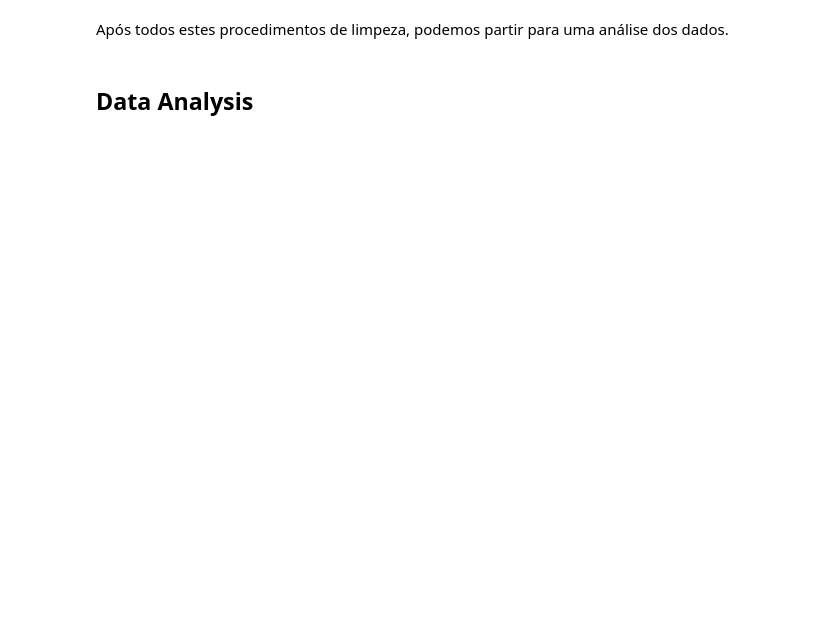
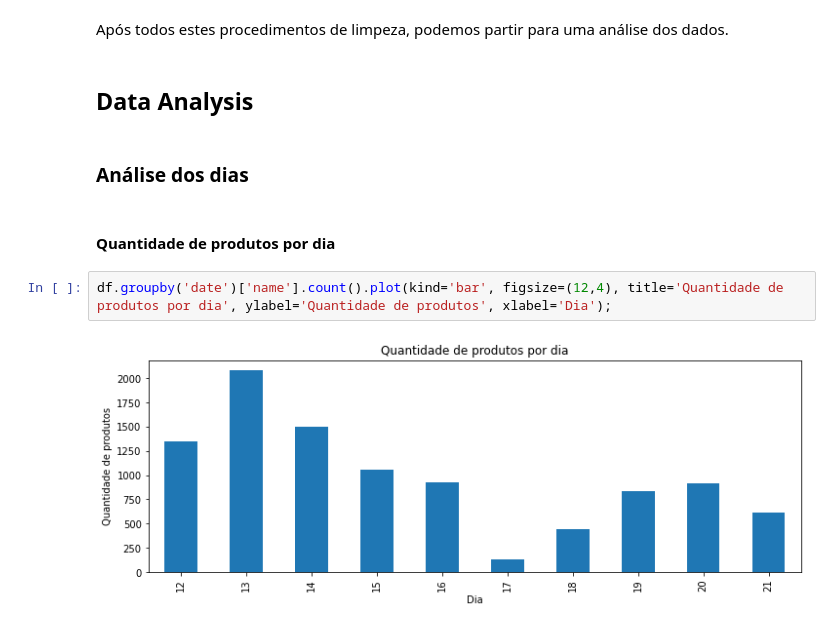
Before and after one commit to lucasboscatti/mercado-livre-data-analysis, a Jupyter notebook: mercado_livre_analysis.ipynb, the cells around one changed output. Saved outputs shown, nothing was run; the diff lists cells and outputs as text; blank space fills up the shorter version.

```diff
--- a/mercado_livre_analysis.ipynb
+++ b/mercado_livre_analysis.ipynb
@@ -673,3 +674,11 @@ dtype: object
 Após todos estes procedimentos de limpeza, podemos partir para uma análise dos dados.
 # %% [markdown]
 ## Data Analysis
+# %% [markdown]
+### Análise dos dias
+# %% [markdown]
+#### Quantidade de produtos por dia
+# %%
+df.groupby('date')['name'].count().plot(kind='bar', figsize=(12,4), title='Quantidade de produtos por dia', ylabel='Quantidade de produtos', xlabel='Dia');
+# %% [output]
+[figure, added]
```
Also changed, not shown: parts of 74 cells of this notebook, 1 other file.
